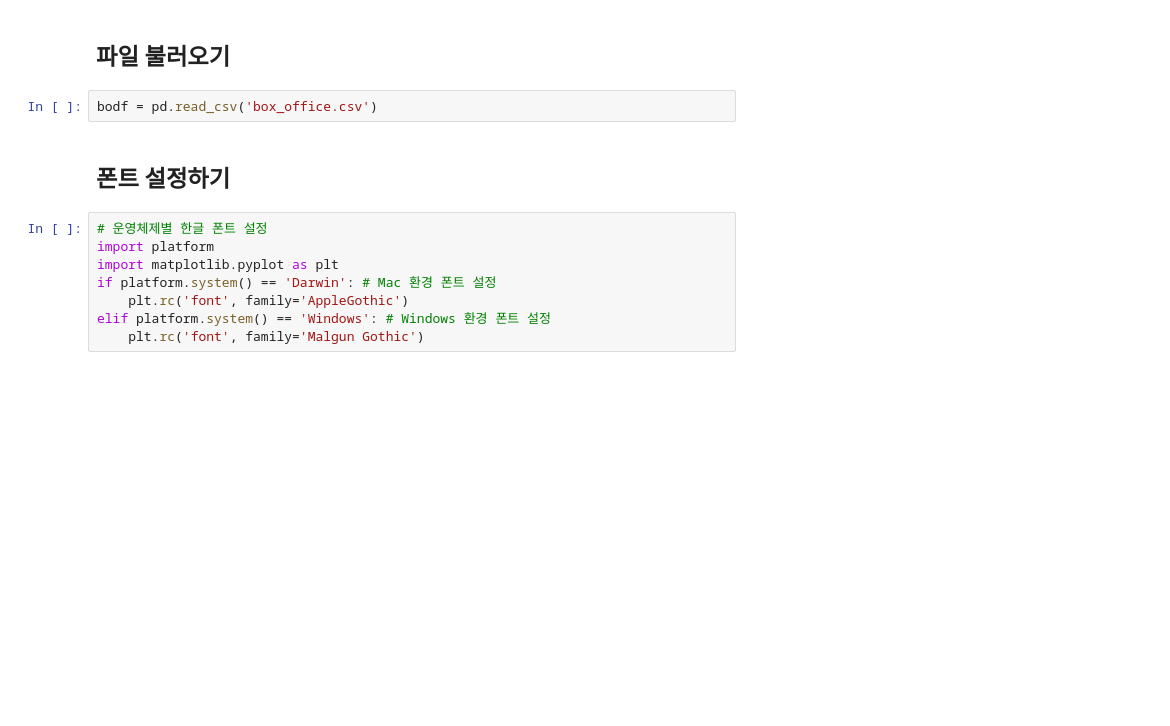
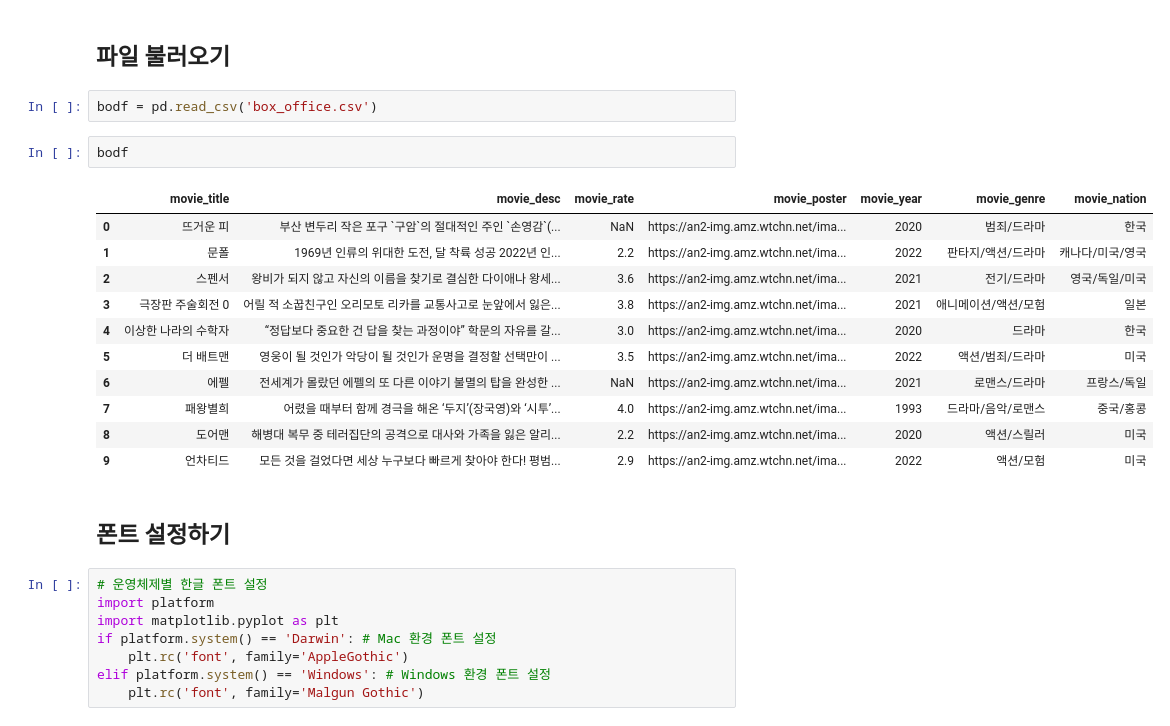
Before and after one commit to SophieShin/CLA3109_class, a Jupyter notebook: practice#1.ipynb, the cells around one changed output. Drawn from its saved outputs; the diff is of its cells as text; blank space fills up the shorter version.

```diff
--- a/practice#1.ipynb
+++ b/practice#1.ipynb
@@ -125,6 +287,20 @@ box_office.to_excel("box_office.xlsx", index=False)
 ## 파일 불러오기
 # %%
 bodf = pd.read_csv('box_office.csv')
+# %%
+bodf
+# %% [output]
+|  | movie_title | movie_desc | movie_rate | movie_poster | movie_year | movie_genre | movie_nation |
+| 0 | 뜨거운 피 | 부산 변두리 작은 포구 `구암`의 절대적인 주인 `손영감`(... | NaN | https://an2-img.amz.wtchn.net/ima... | 2020 | 범죄/드라마 | 한국 |
+| 1 | 문폴 | 1969년 인류의 위대한 도전, 달 착륙 성공 2022년 인... | 2.2 | https://an2-img.amz.wtchn.net/ima... | 2022 | 판타지/액션/드라마 | 캐나다/미국/영국 |
+| 2 | 스펜서 | 왕비가 되지 않고 자신의 이름을 찾기로 결심한 다이애나 왕세... | 3.6 | https://an2-img.amz.wtchn.net/ima... | 2021 | 전기/드라마 | 영국/독일/미국 |
+| 3 | 극장판 주술회전 0 | 어릴 적 소꿉친구인 오리모토 리카를 교통사고로 눈앞에서 잃은... | 3.8 | https://an2-img.amz.wtchn.net/ima... | 2021 | 애니메이션/액션/모험 | 일본 |
+| 4 | 이상한 나라의 수학자 | “정답보다 중요한 건 답을 찾는 과정이야” 학문의 자유를 갈... | 3.0 | https://an2-img.amz.wtchn.net/ima... | 2020 | 드라마 | 한국 |
+| 5 | 더 배트맨 | 영웅이 될 것인가 악당이 될 것인가 운명을 결정할 선택만이 ... | 3.5 | https://an2-img.amz.wtchn.net/ima... | 2022 | 액션/범죄/드라마 | 미국 |
+| 6 | 에펠 | 전세계가 몰랐던 에펠의 또 다른 이야기 불멸의 탑을 완성한 ... | NaN | https://an2-img.amz.wtchn.net/ima... | 2021 | 로맨스/드라마 | 프랑스/독일 |
+| 7 | 패왕별희 | 어렸을 때부터 함께 경극을 해온 ‘두지’(장국영)와 ‘시투’... | 4.0 | https://an2-img.amz.wtchn.net/ima... | 1993 | 드라마/음악/로맨스 | 중국/홍콩 |
+| 8 | 도어맨 | 해병대 복무 중 테러집단의 공격으로 대사와 가족을 잃은 알리... | 2.2 | https://an2-img.amz.wtchn.net/ima... | 2020 | 액션/스릴러 | 미국 |
+| 9 | 언차티드 | 모든 것을 걸었다면 세상 누구보다 빠르게 찾아야 한다! 평범... | 2.9 | https://an2-img.amz.wtchn.net/ima... | 2022 | 액션/모험 | 미국 |
 # %% [markdown]
 ## 폰트 설정하기
 # %%
```
Also changed, not shown: parts of 33 cells of this notebook, 3 other files.
